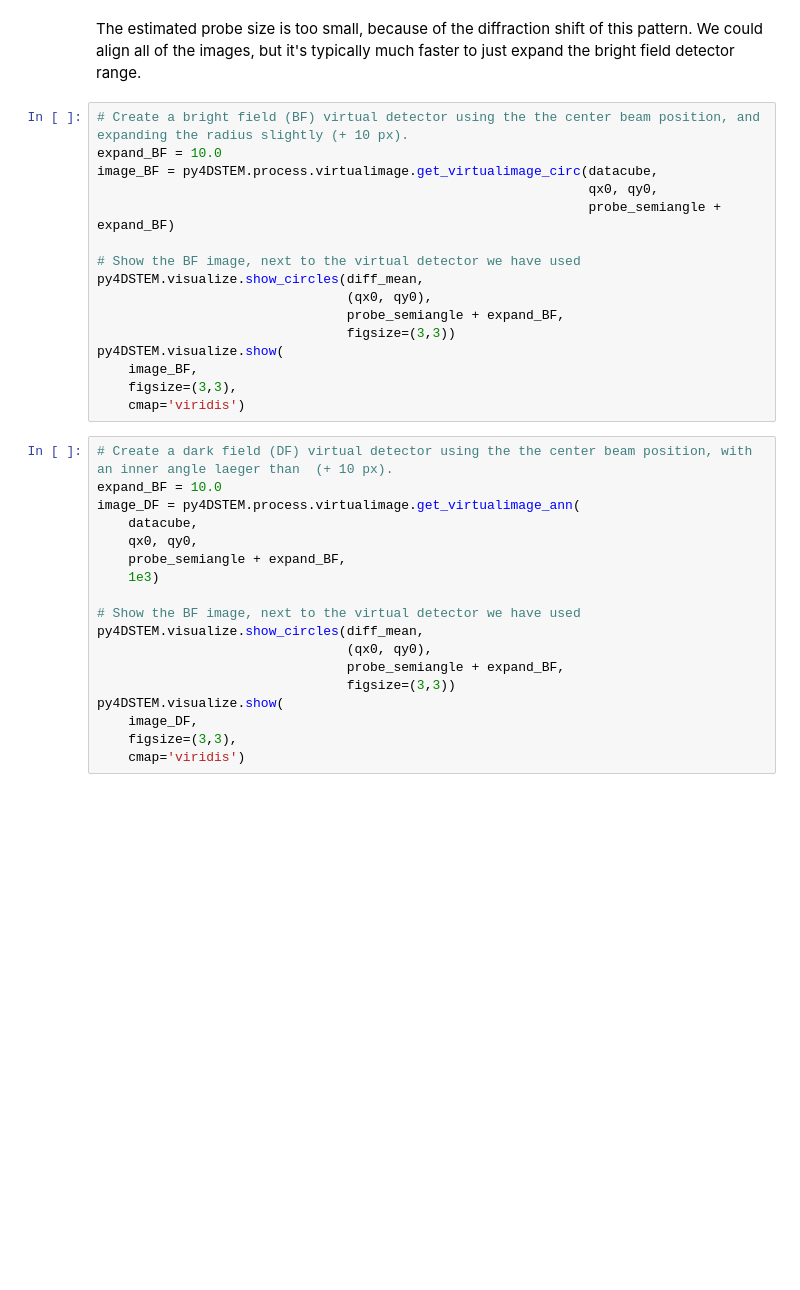
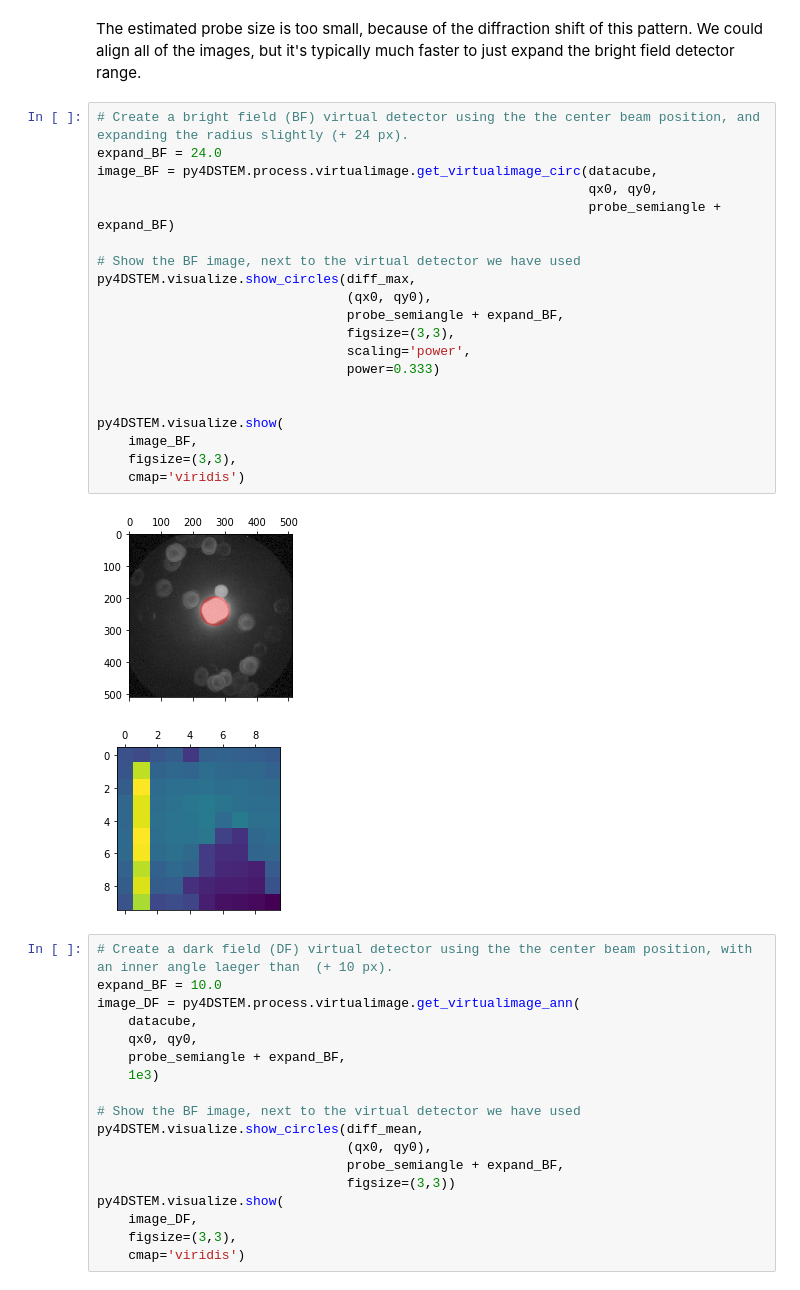
Before and after one commit to py4dstem/py4DSTEM_tutorials, a Jupyter notebook: getting_started.ipynb, the cells around one changed output. Cells and saved outputs as stored; diff of their text form; blank space fills up the shorter version.

```diff
--- a/getting_started.ipynb
+++ b/getting_started.ipynb
@@ -181,21 +224,28 @@ print('Estimated probe radius =', '%.2f' % probe_semiangle, 'pixels')
 # %% [markdown]
 The estimated probe size is too small, because of the diffraction shift of this pattern.  We could align all of the images, but it's typically much faster to just expand the bright field detector range.
 # %%
-# Create a bright field (BF) virtual detector using the the center beam position, and expanding the radius slightly (+ 10 px).
-expand_BF = 10.0
+# Create a bright field (BF) virtual detector using the the center beam position, and expanding the radius slightly (+ 24 px).
+expand_BF = 24.0
 image_BF = py4DSTEM.process.virtualimage.get_virtualimage_circ(datacube,
                                                                qx0, qy0,
                                                                probe_semiangle + expand_BF)
 
 # Show the BF image, next to the virtual detector we have used
-py4DSTEM.visualize.show_circles(diff_mean,
+py4DSTEM.visualize.show_circles(diff_max,
                                 (qx0, qy0),
                                 probe_semiangle + expand_BF,
-                                figsize=(3,3))
+                                figsize=(3,3),
+                                scaling='power',
+                                power=0.333)
+
+
 py4DSTEM.visualize.show(
     image_BF,
     figsize=(3,3),
     cmap='viridis')
+# %% [output]
+[figure, added]
+[figure, added]
 # %%
 # Create a dark field (DF) virtual detector using the the center beam position, with an inner angle laeger than  (+ 10 px).
 expand_BF = 10.0
```
Also changed, not shown: parts of 12 cells of this notebook.
